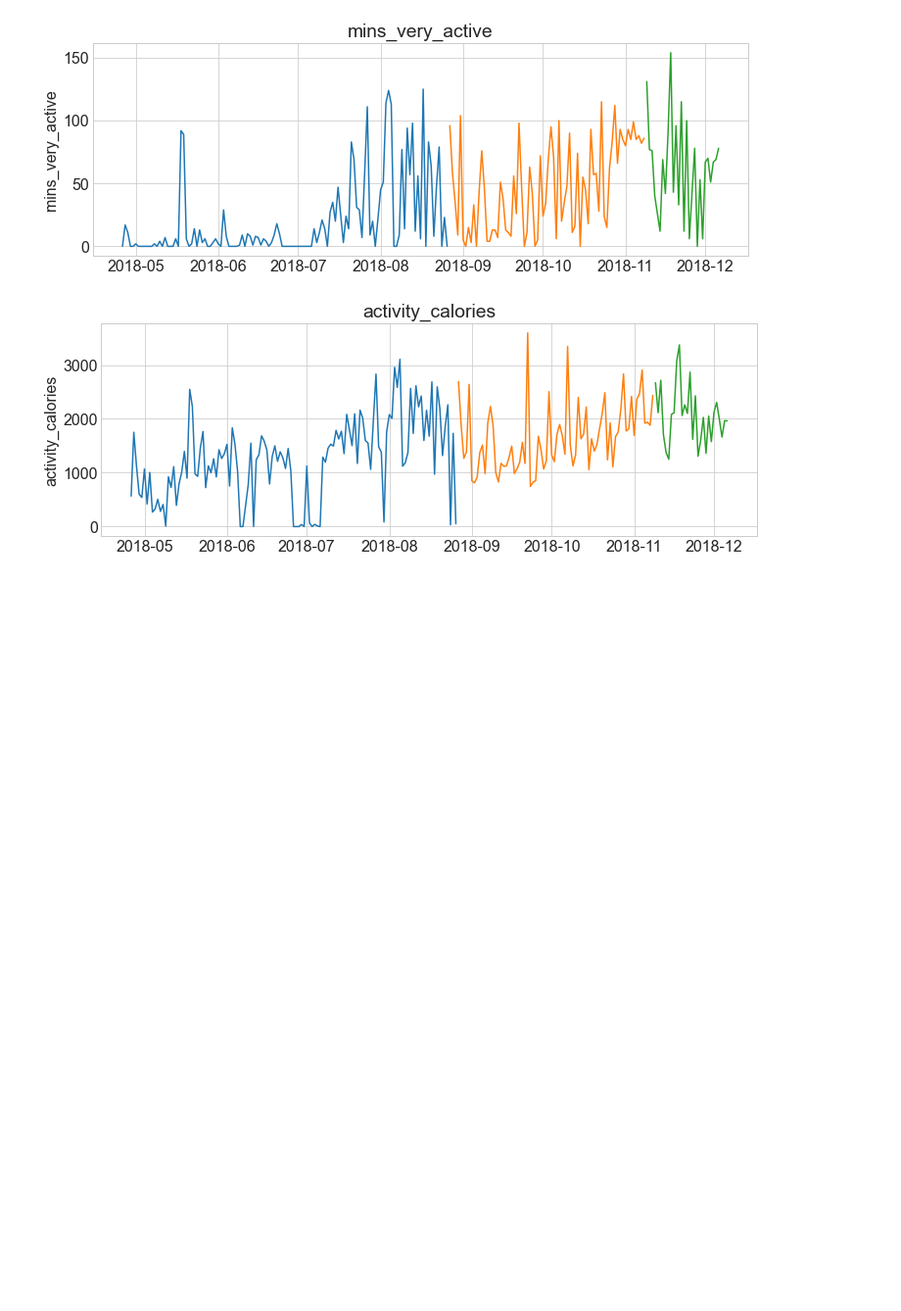
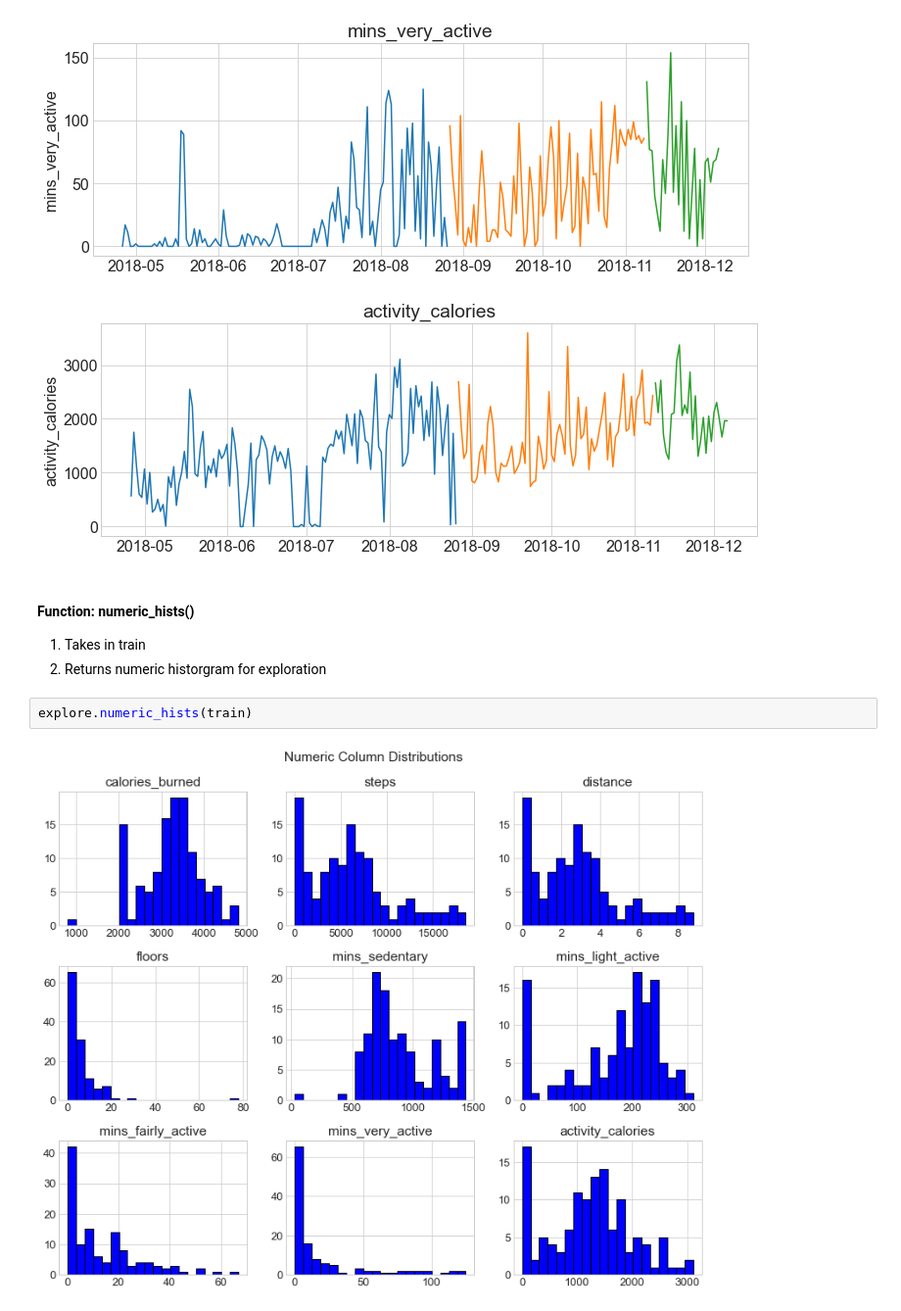
Before and after one commit to CSolitaire/fitbit_time_series_project, a Jupyter notebook: fitbit_final_notebook.ipynb, the cells around one changed output. Shown at 98% size. Saved outputs shown, nothing was run; the diff lists cells and outputs as text; blank space fills up the shorter version.

```diff
--- a/fitbit_final_notebook.ipynb
+++ b/fitbit_final_notebook.ipynb
@@ -178,3 +171,12 @@ explore.visualize_splits(train,validate,test)
 [figure]
 [figure]
 [figure]
+# %% [markdown]
+#### Function: numeric_hists()
+
+1. Takes in train
+2. Returns numeric historgram for exploration
+# %%
+explore.numeric_hists(train)
+# %% [output]
+[figure, added]
```
Also changed, not shown: parts of 57 cells of this notebook, 3 other files.
